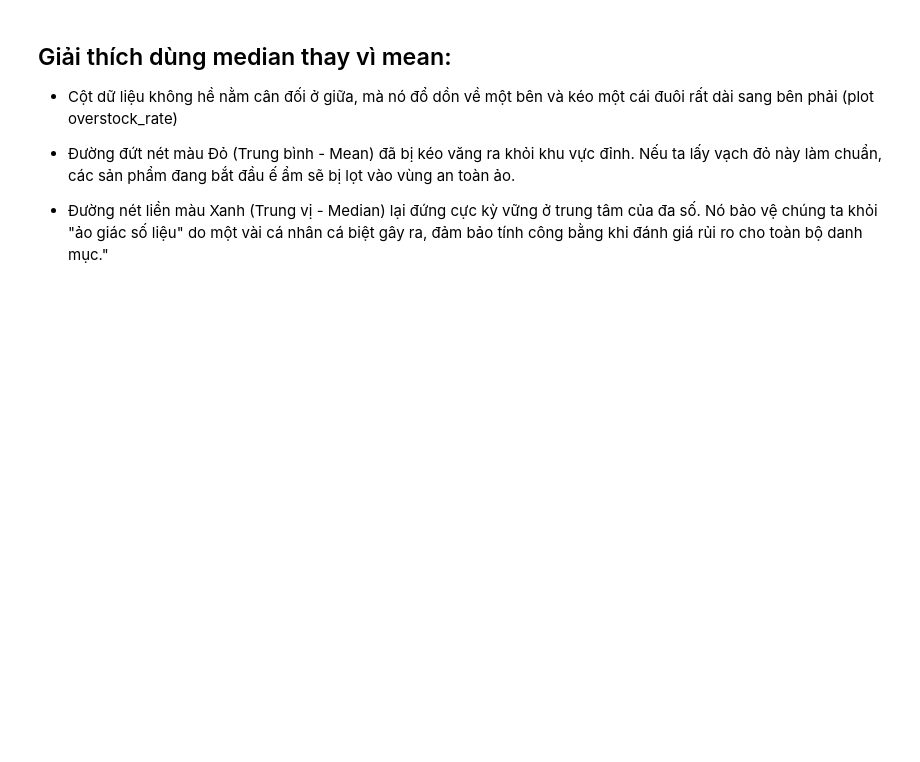
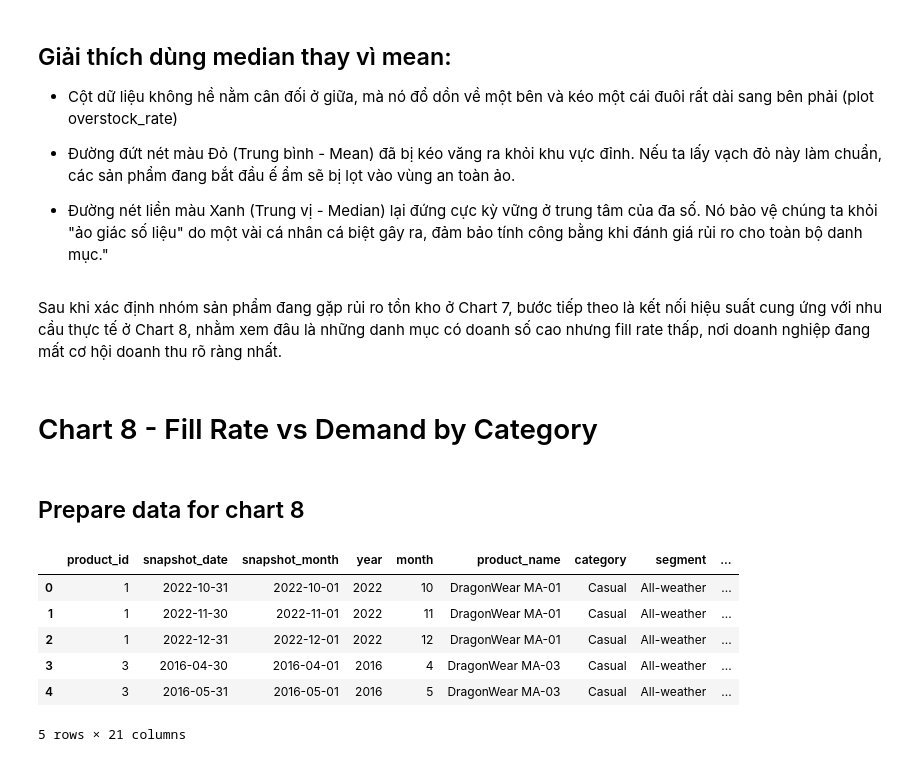
Before and after one commit to NgTHung/DATATHON-2026-r1, a Jupyter notebook: notebooks/Supply-side.ipynb, the cells around one changed output. Saved outputs shown, nothing was run; the diff lists cells and outputs as text; code cells hidden in the pictures; blank space fills up the shorter version.

Commit message:
add chart 8 + conclude for supply

```diff
--- a/notebooks/Supply-side.ipynb
+++ b/notebooks/Supply-side.ipynb
@@ -298,3 +296,20 @@ plt.show()
 - Đường đứt nét màu Đỏ (Trung bình - Mean) đã bị kéo văng ra khỏi khu vực đỉnh. Nếu ta lấy vạch đỏ này làm chuẩn, các sản phẩm đang bắt đầu ế ẩm sẽ bị lọt vào vùng an toàn ảo.
 
 - Đường nét liền màu Xanh (Trung vị - Median) lại đứng cực kỳ vững ở trung tâm của đa số. Nó bảo vệ chúng ta khỏi "ảo giác số liệu" do một vài cá nhân cá biệt gây ra, đảm bảo tính công bằng khi đánh giá rủi ro cho toàn bộ danh mục."
+# %% [markdown]
+Sau khi xác định nhóm sản phẩm đang gặp rủi ro tồn kho ở Chart 7, bước tiếp theo là kết nối hiệu suất cung ứng với nhu cầu thực tế ở Chart 8, nhằm xem đâu là những danh mục có doanh số cao nhưng fill rate thấp, nơi doanh nghiệp đang mất cơ hội doanh thu rõ ràng nhất.
+# %% [markdown]
+# Chart 8 - Fill Rate vs Demand by Category
+# %% [markdown]
+## Prepare data for chart 8
+# %%
+df = pd.read_csv("../data/derived/product_month_inventory_fact.csv")
+df.head()
+# %% [output]
+|  | product_id | snapshot_date | snapshot_month | year | month | product_name | category | segment | ... |
+| 0 | 1 | 2022-10-31 | 2022-10-01 | 2022 | 10 | DragonWear MA-01 | Casual | All-weather | ... |
+| 1 | 1 | 2022-11-30 | 2022-11-01 | 2022 | 11 | DragonWear MA-01 | Casual | All-weather | ... |
+| 2 | 1 | 2022-12-31 | 2022-12-01 | 2022 | 12 | DragonWear MA-01 | Casual | All-weather | ... |
+| 3 | 3 | 2016-04-30 | 2016-04-01 | 2016 | 4 | DragonWear MA-03 | Casual | All-weather | ... |
+| 4 | 3 | 2016-05-31 | 2016-05-01 | 2016 | 5 | DragonWear MA-03 | Casual | All-weather | ... |
+5 rows × 21 columns
```
Also changed, not shown: parts of 7 cells of this notebook.
